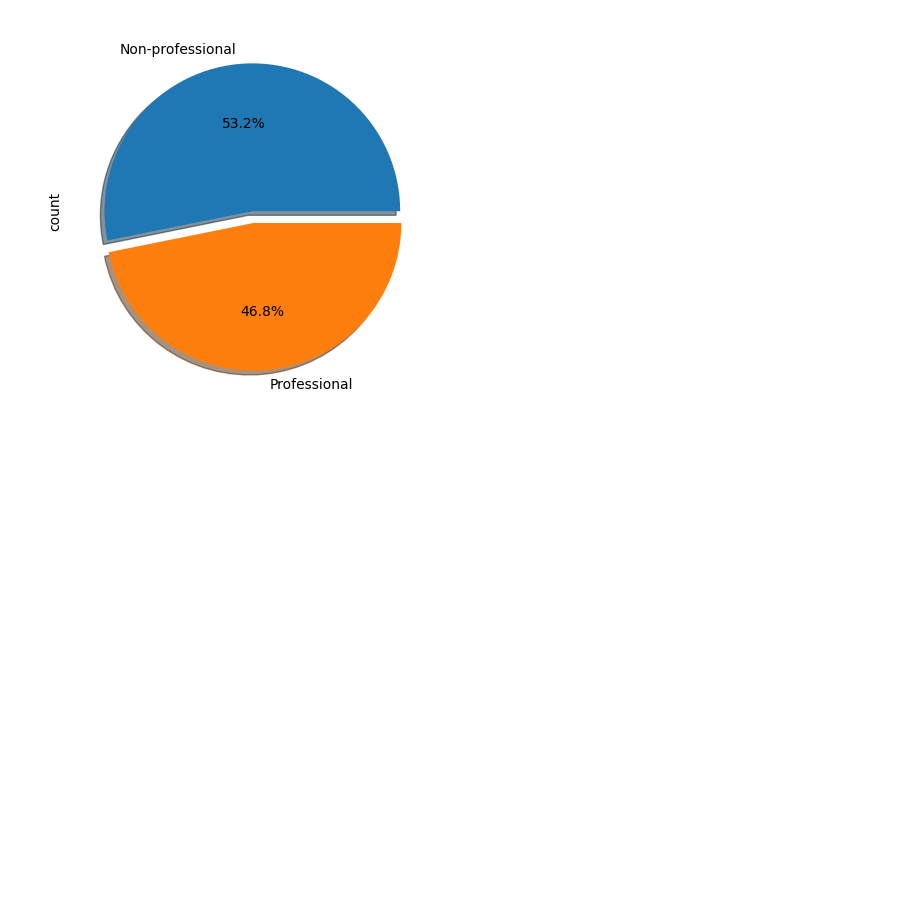
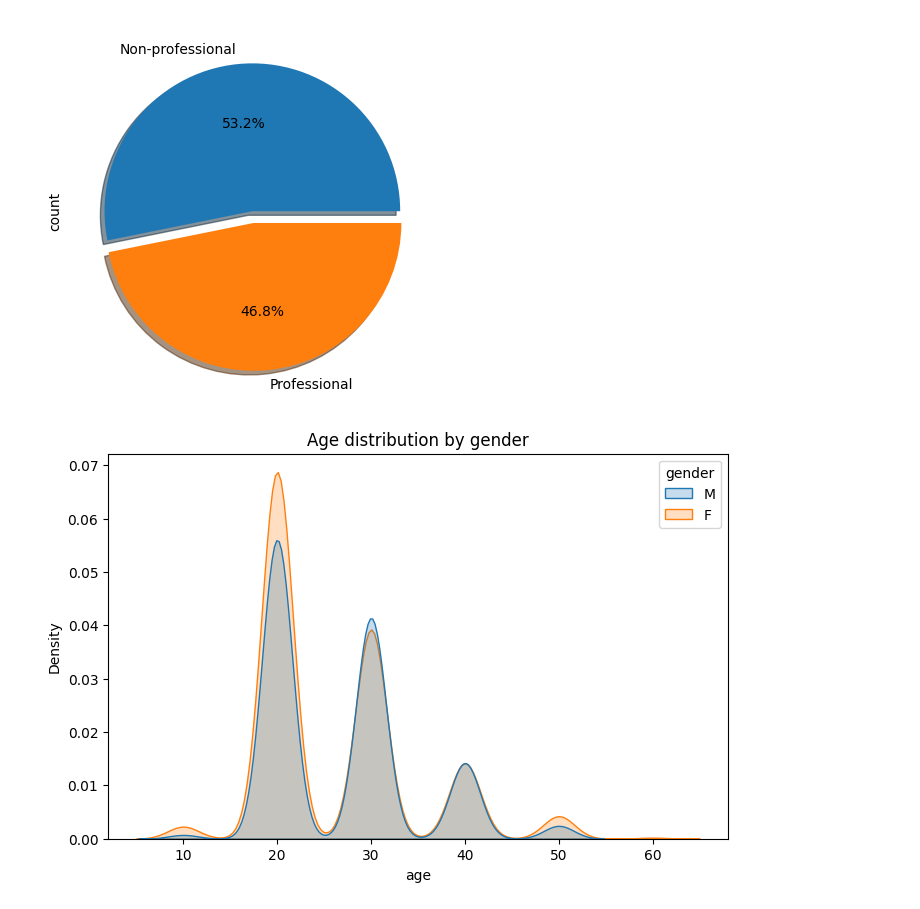
Before and after one commit to 2j0123/Customer-Service-and-Crime-Prevention-Manual, a Jupyter notebook: EDA.ipynb, the cells around one changed output. Cells and saved outputs as stored; diff of their text form; code cells hidden in the pictures; blank space fills up the shorter version.

```diff
--- a/EDA.ipynb
+++ b/EDA.ipynb
@@ -69,3 +74,16 @@ train_df.value_counts('isProf').plot.pie(explode=[0, 0.08],
 # %% [output]
 <Axes: ylabel='count'>
 [figure]
+# %%
+train_df['gender'] = train_df['gender'].replace({'남': 'M', '여':'F'})
+train_df['isProf'] = train_df['isProf'].replace({'일반인': 'Non-Prof', '전문인': 'Prof'})
+# %%
+# plt.rcParams['font.family'] = 'Malgun Gothic'
+
+plt.figure(figsize=(8, 5))
+sns.kdeplot(data=train_df, x='age', hue='gender', fill=True)
+plt.title('Age distribution by gender')
+plt.ylabel('Density')
+plt.show()
+# %% [output]
+[figure, added]
```
Also changed, not shown: parts of 5 cells of this notebook, 2 other files.
